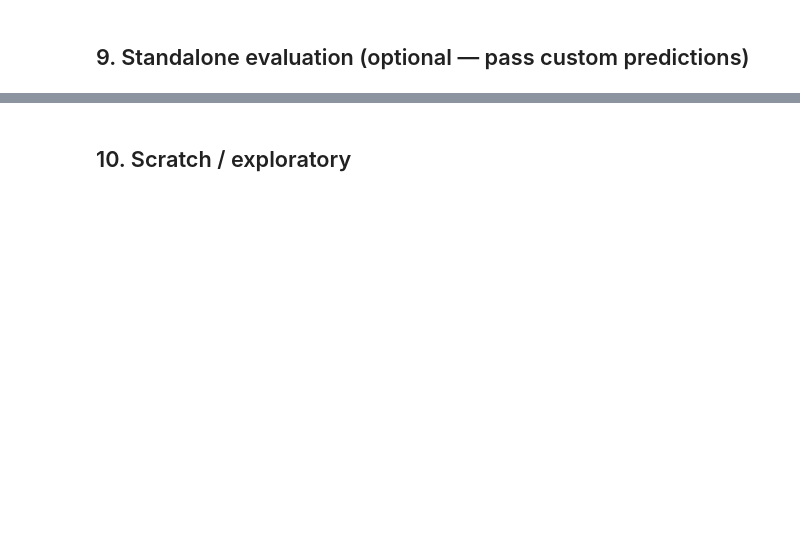
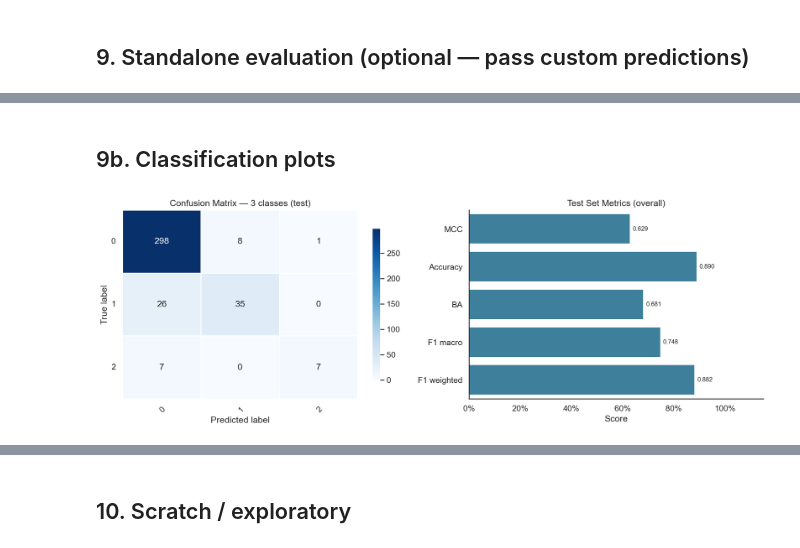
Before and after one commit to LSI-Uni-Bonn/ChemicHAL, a Jupyter notebook: notebooks/debugging_chemagent.ipynb, the cells around one changed output, grey strips where cells are left out. Drawn from its saved outputs; the diff is of its cells as text; code cells hidden in the pictures; blank space fills up the shorter version.

```diff
--- a/notebooks/debugging_chemagent.ipynb
+++ b/notebooks/debugging_chemagent.ipynb
@@ -313 +362,38 @@ evaluate_classification(
  'class_labels': [0, 1, 2]}
+# %% [markdown]
+## 9b. Classification plots
+# %%
+_n_classes  = len(set(y_test))
+_is_binary  = _n_classes == 2
+
+# binary eval → flat dict; multiclass eval → nested, scalars in "overall_metrics"
+_test_metrics = model_result["test_evaluation"]
+_scalar_metrics = _test_metrics.get("overall_metrics", _test_metrics)
+
+if _is_binary:
+    fig, axes = plt.subplots(1, 3, figsize=(17, 5))
+    plot_confusion_matrix(
+        y_test, y_pred,
+        title="Confusion Matrix (test)", ax=axes[0],
+    )
+    plot_roc_curve(
+        y_test, [p[1] for p in y_proba],
+        title="ROC Curve (test)", ax=axes[1],
+    )
+    plot_pr_curve(
+        y_test, [p[1] for p in y_proba],
+        title="Precision-Recall Curve (test)", ax=axes[2],
+    )
+else:
+    # Multiclass: confusion matrix + overall metric bar
+    fig, axes = plt.subplots(1, 2, figsize=(14, 5))
+    plot_confusion_matrix(
+        y_test, y_pred,
+        title=f"Confusion Matrix — {_n_classes} classes (test)", ax=axes[0],
+    )
+    plot_metric_bar(_scalar_metrics, title="Test Set Metrics (overall)", ax=axes[1])
+
+fig.tight_layout()
+plt.show()
+# %% [output]
+[figure, added]
```
Also changed, not shown: parts of 14 cells of this notebook, 28 other files.
